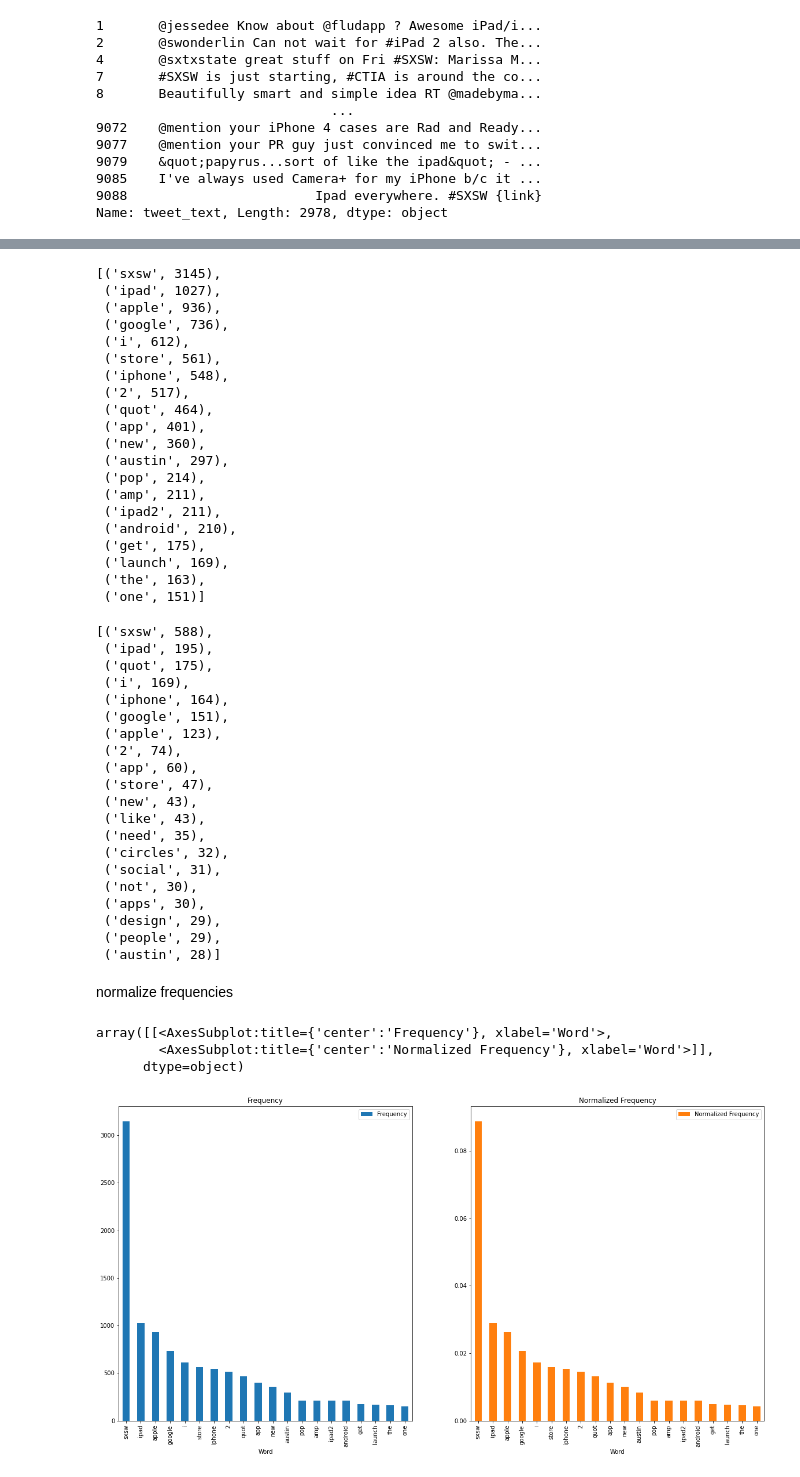
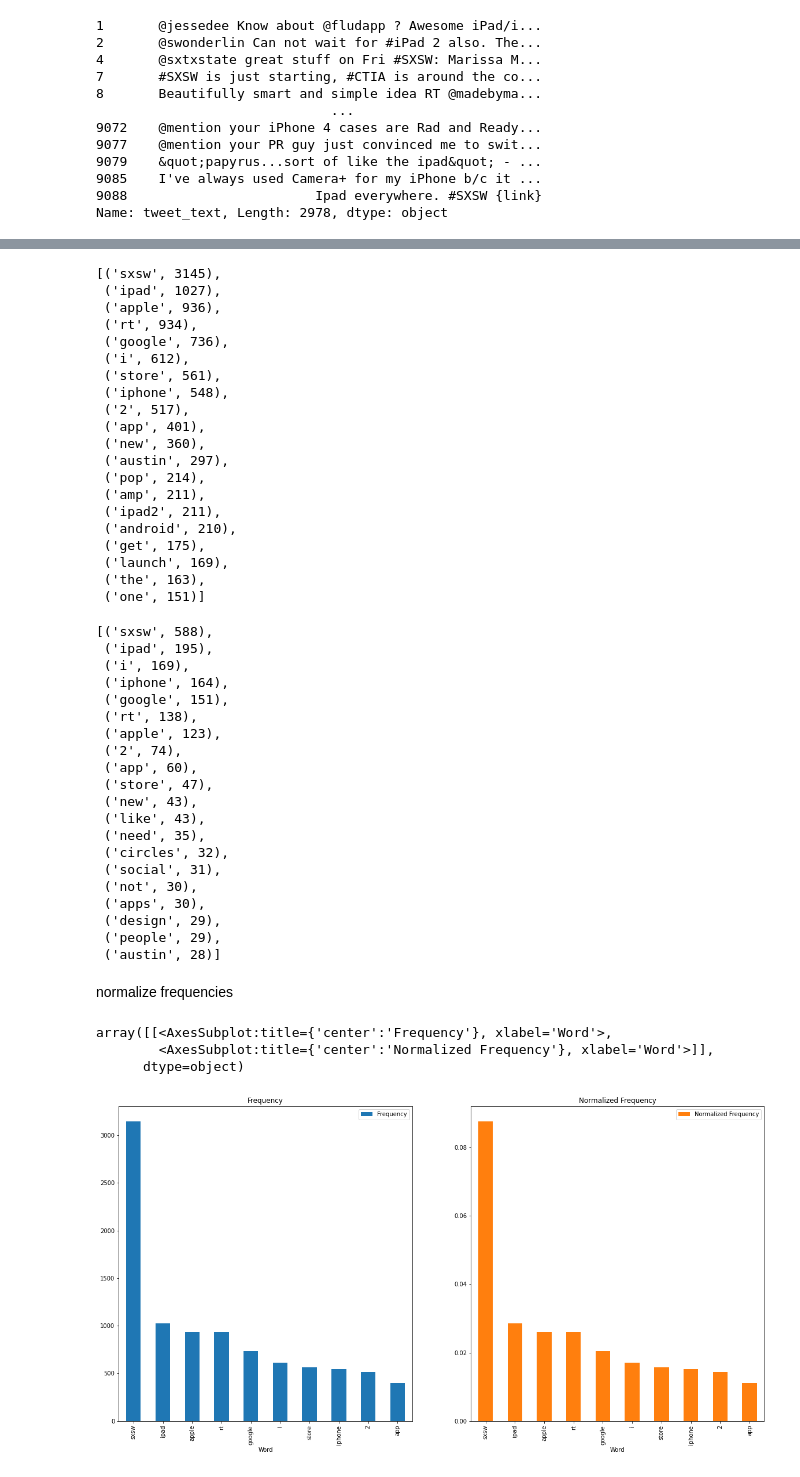
Before and after one commit to stone-ericm/sentiment_analysis_NLP_project-, a Jupyter notebook: notebook.ipynb, the cells around one changed output, grey strips where cells are left out. Cells and saved outputs as stored; diff of their text form; code cells hidden in the pictures.

```diff
--- a/notebook.ipynb
+++ b/notebook.ipynb
@@ -358,10 +207,0 @@ Name: tweet_text, Length: 9093, dtype: object
-# %%
-tokenized_review = []
-for row in data:
-    for w in row:
-        tokenized_review.append(w)
-
-fdist = FreqDist(tokenized_review)
-print(fdist)
-plt.figure(figsize=(10,10))
-fdist.plot(30)
@@ -374,3 +210,3 @@ Words to add to stopword list: mention, link, RT
 # %%
 sw_list = stopwords.words('english')
-sw_list += ['mention', 'link', 'RT']
+sw_list += ['mention', 'link', 'rt', 'quot']
@@ -472,12 +278,12 @@ positive_fdist.most_common(20)
 [('sxsw', 3145),
  ('ipad', 1027),
  ('apple', 936),
+ ('rt', 934),
  ('google', 736),
  ('i', 612),
  ('store', 561),
  ('iphone', 548),
  ('2', 517),
- ('quot', 464),
  ('app', 401),
  ('new', 360),
  ('austin', 297),
@@ -494,10 +300,10 @@ negative_fdist.most_common(20)
 # %% [output]
 [('sxsw', 588),
  ('ipad', 195),
- ('quot', 175),
  ('i', 169),
  ('iphone', 164),
  ('google', 151),
+ ('rt', 138),
  ('apple', 123),
  ('2', 74),
  ('app', 60),
@@ -516,15 +322,15 @@ negative_fdist.most_common(20)
 normalize frequencies
 # %%
 positive_total_word_count = sum(positive_fdist.values())
-positive_top_20 = positive_fdist.most_common(20)
-positive_frequency_df = pd.DataFrame(positive_top_20, columns=['Word', 'Frequency'])
+positive_tops = positive_fdist.most_common(20)
+positive_frequency_df = pd.DataFrame(positive_tops, columns=['Word', 'Frequency'])
 positive_frequency_df = positive_frequency_df.set_index('Word')
 positive_frequency_df['Normalized Frequency'] = positive_frequency_df['Frequency']/positive_total_word_count
-positive_frequency_df.plot(kind='bar', subplots=True, sharex= False, layout=(1,2), figsize=(20,10))
+positive_frequency_df.nlargest(10, columns=['Frequency']).plot(kind='bar', subplots=True, sharex= False, layout=(1,2), figsize=(20,10))
 # %% [output]
 array([[<AxesSubplot:title={'center':'Frequency'}, xlabel='Word'>,
         <AxesSubplot:title={'center':'Normalized Frequency'}, xlabel='Word'>]],
       dtype=object)
-[figure, old version]
+[figure, new version]
 # %%
 negative_total_word_count = sum(negative_fdist.values())
```
Also changed, not shown: parts of 60 cells of this notebook.
